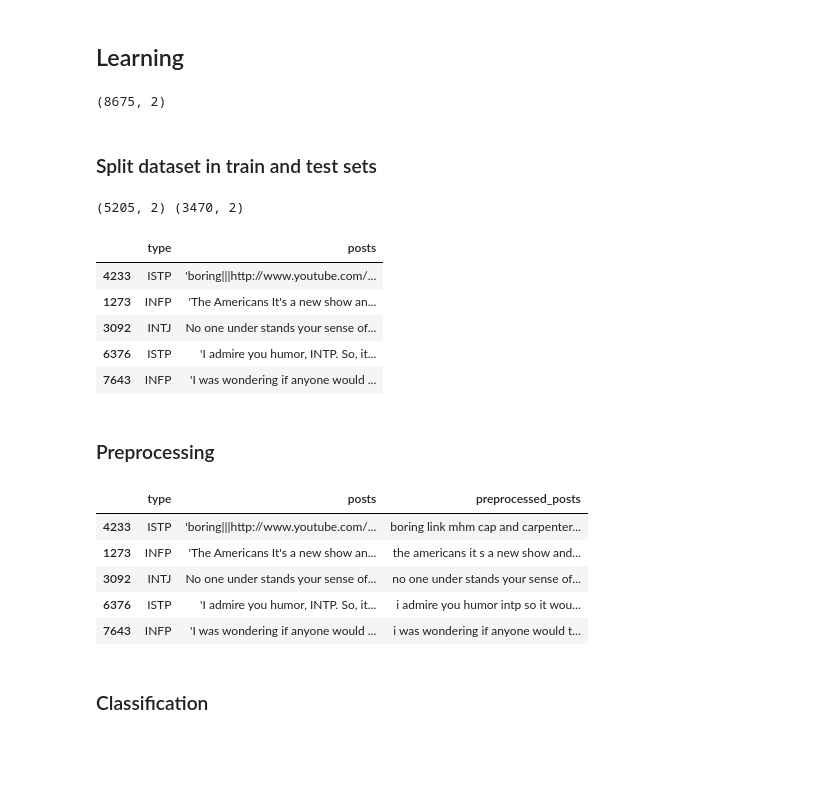
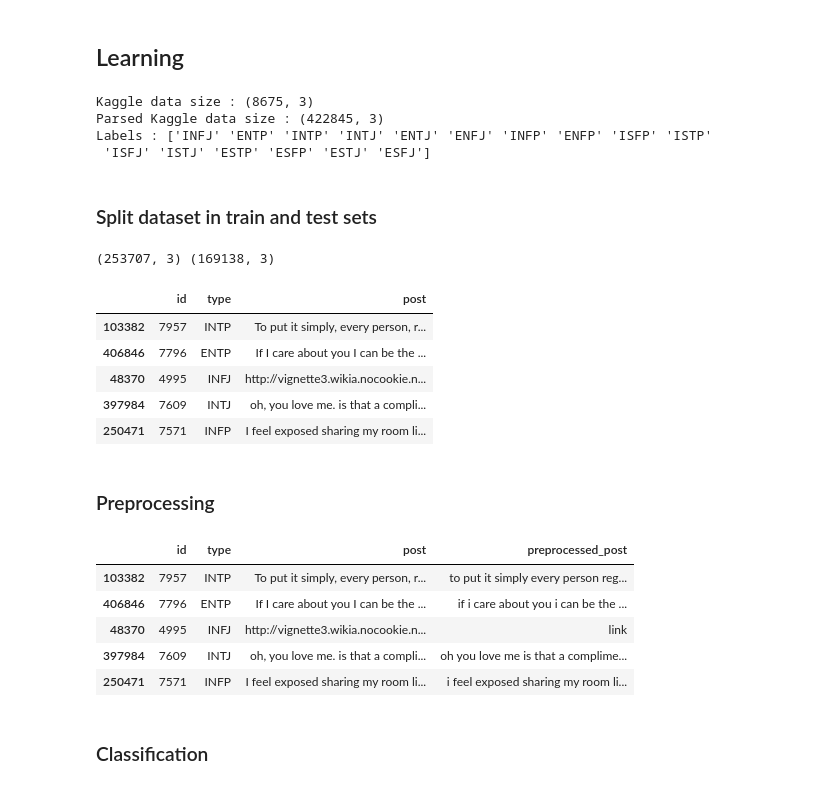
Before and after one commit to literate-waffle/mbti, a Jupyter notebook: mbti.ipynb, the cells around one changed output. Cells and saved outputs as stored; diff of their text form; code cells hidden in the pictures; blank space fills up the shorter version.

```diff
--- a/mbti.ipynb
+++ b/mbti.ipynb
@@ -166,43 +167,49 @@ Most common words for type ESTJ are ['like', 'think', 'people', 'estj', 'one', '
 Most common words for type ESFJ are ['like', 'think', 'esfj', 'people', 'know', 'type', 'one', 'thing', 'get', 'time']
 # %% [markdown]
 ## Learning
-# %%
-data = df
-print(data.shape)
-# print(posts.iloc[6376])
-# %% [output]
-(8675, 2)
+# %%
+print("Kaggle data size : {}".format(data.shape))
+# print(posts.iloc[6376])
+print("Parsed Kaggle data size : {}".format(data_parsed.shape))
+
+class_names = data_parsed.type.unique()
+print("Labels : {}".format(class_names))
+# %% [output]
+Kaggle data size : (8675, 3)
+Parsed Kaggle data size : (422845, 3)
+Labels : ['INFJ' 'ENTP' 'INTP' 'INTJ' 'ENTJ' 'ENFJ' 'INFP' 'ENFP' 'ISFP' 'ISTP'
+ 'ISFJ' 'ISTJ' 'ESTP' 'ESFP' 'ESTJ' 'ESFJ']
 # %% [markdown]
 ### Split dataset in train and test sets
 # %%
 from sklearn.model_selection import train_test_split
 
-train, test = train_test_split(data, test_size=0.4, random_state=0)
+train, test = train_test_split(data_parsed, test_size=0.4, random_state=0)
 print(train.shape, test.shape)
 train.head()
 # %% [output]
-(5205, 2) (3470, 2)
+(253707, 3) (169138, 3)
-|  | type | posts |
-| 4233 | ISTP | 'boring|||http://www.youtube.com/... |
-| 1273 | INFP | 'The Americans It's a new show an... |
-| 3092 | INTJ | No one under stands your sense of... |
-| 6376 | ISTP | 'I admire you humor, INTP. So, it... |
-| 7643 | INFP | 'I was wondering if anyone would ... |
+|  | id | type | post |
+| 103382 | 7957 | INTP | To put it simply, every person, r... |
+| 406846 | 7796 | ENTP | If I care about you I can be the ... |
+| 48370 | 4995 | INFJ | http://vignette3.wikia.nocookie.n... |
+| 397984 | 7609 | INTJ | oh, you love me. is that a compli... |
+| 250471 | 7571 | INFP | I feel exposed sharing my room li... |
 # %% [markdown]
 ### Preprocessing
 # %%
 from preprocessing import format_text
 
 train = pd.DataFrame(train)
-train['preprocessed_posts'] = train['posts'].apply(format_text)
+train['preprocessed_post'] = train['post'].apply(format_text)
 train.head()
 # %% [output]
-|  | type | posts | preprocessed_posts |
-| 4233 | ISTP | 'boring|||http://www.youtube.com/... | boring link mhm cap and carpenter... |
-| 1273 | INFP | 'The Americans It's a new show an... | the americans it s a new show and... |
-| 3092 | INTJ | No one under stands your sense of... | no one under stands your sense of... |
-| 6376 | ISTP | 'I admire you humor, INTP. So, it... | i admire you humor intp so it wou... |
-| 7643 | INFP | 'I was wondering if anyone would ... | i was wondering if anyone would t... |
+|  | id | type | post | preprocessed_post |
+| 103382 | 7957 | INTP | To put it simply, every person, r... | to put it simply every person reg... |
+| 406846 | 7796 | ENTP | If I care about you I can be the ... | if i care about you i can be the ... |
+| 48370 | 4995 | INFJ | http://vignette3.wikia.nocookie.n... | link |
+| 397984 | 7609 | INTJ | oh, you love me. is that a compli... | oh you love me is that a complime... |
+| 250471 | 7571 | INFP | I feel exposed sharing my room li... | i feel exposed sharing my room li... |
 # %% [markdown]
 ### Classification
 # %% [markdown]
```
Also changed, not shown: parts of 9 cells of this notebook, 1 other file.
